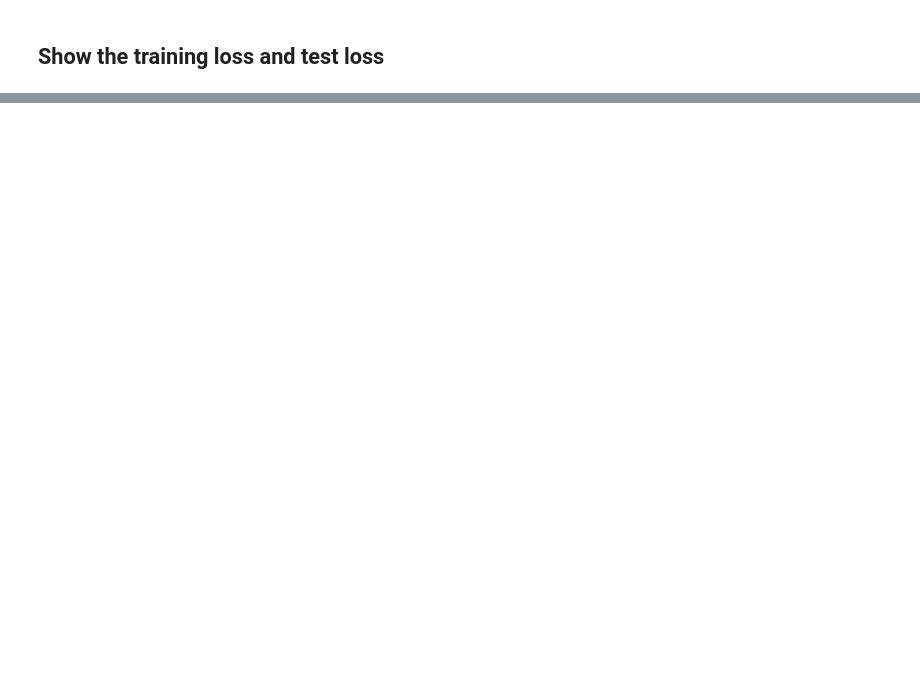
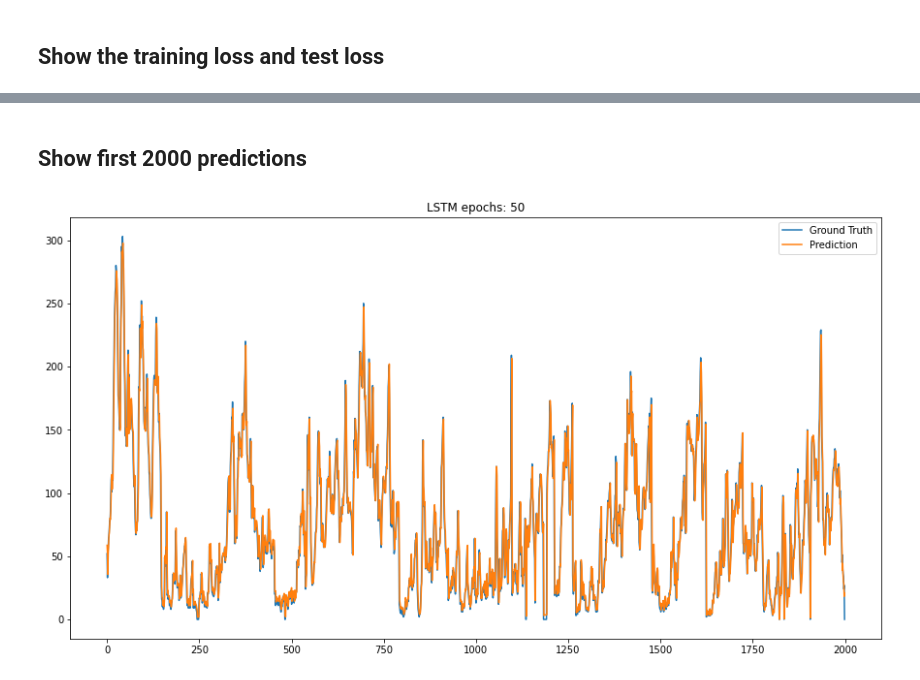
Before and after one commit to ttezy/Time-Sequence-Analysis, a Jupyter notebook: LSTM_Multivariate.ipynb, the cells around one changed output, grey strips where cells are left out. Drawn from its saved outputs; the diff is of its cells as text; code cells hidden in the pictures; blank space fills up the shorter version.

```diff
--- a/LSTM_Multivariate.ipynb
+++ b/LSTM_Multivariate.ipynb
@@ -189,0 +245,11 @@ test_X shape:  (4383, 1, 8)  test_y shape:  (4383,)
+# %% [markdown]
+## **Show first 2000 predictions**
+# %%
+plt.figure(figsize=(25, 5))
+plt.plot(inv_y[:2000], label='Ground Truth')
+plt.plot(inv_yhat[:2000], label='Prediction')
+plt.title("LSTM epochs: " + str(epochs))
+plt.legend()
+plt.show()
+# %% [output]
+[figure, added]
```
Also changed, not shown: parts of 30 cells of this notebook.
